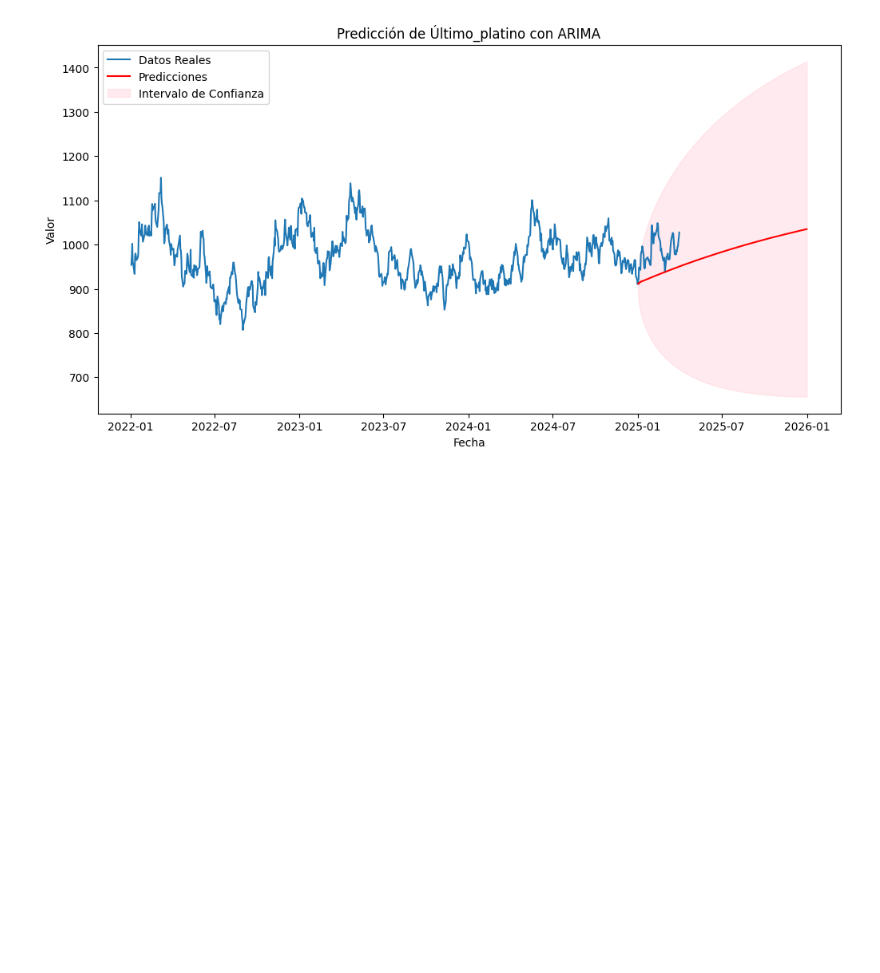
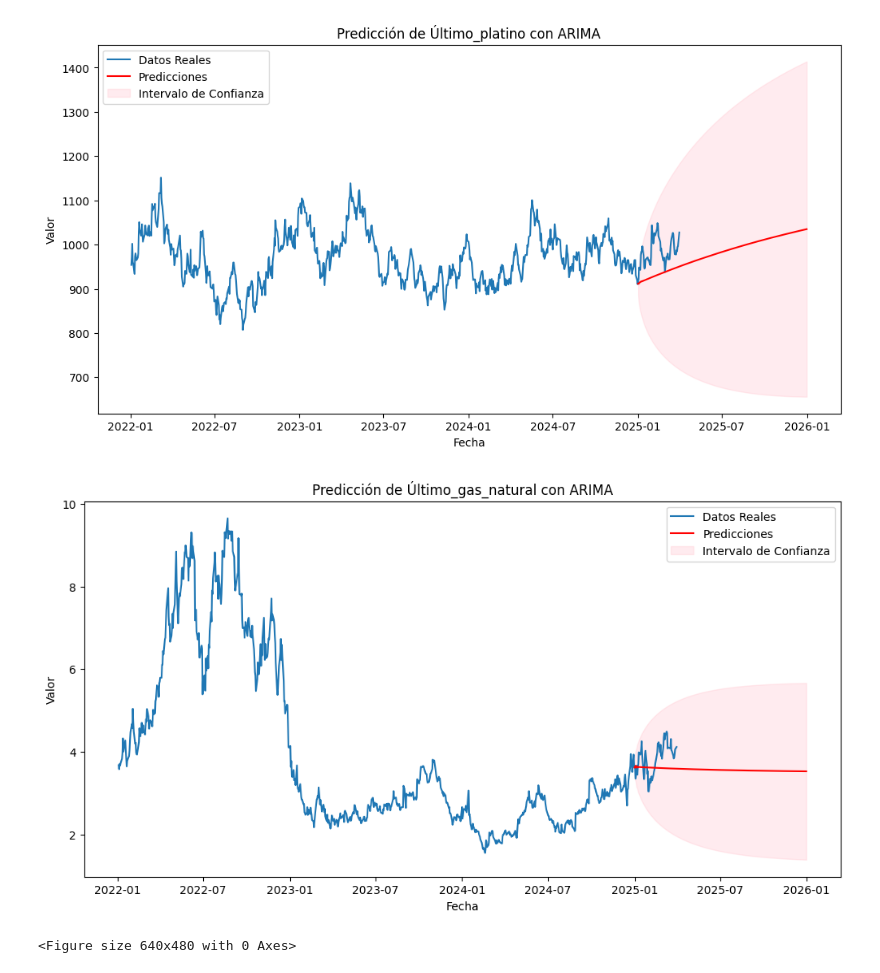
Before and after one commit to lidiaAV/Proyecto1, a Jupyter notebook: notebook_limpio.ipynb, the cells around one changed output. Saved outputs shown, nothing was run; the diff lists cells and outputs as text; code cells hidden in the pictures; blank space fills up the shorter version.

```diff
--- a/notebook_limpio.ipynb
+++ b/notebook_limpio.ipynb
@@ -597,2 +524,62 @@ plt.show()
 # %% [output]
 [figure]
+# %%
+from statsmodels.tsa.arima.model import ARIMA
+
+def predecir_materia_arima(df, start_date='2009-01-01', pred_start_date='2025-01-01', steps=365):
+
+    # Solicitar la materia prima al usuario
+    materia = input("Introduce la materia prima (por ejemplo, 'platino'): ").strip()
+    columna = f'Último_{materia}'
+
+    # Verificar si la columna existe en el DataFrame
+    if columna not in df.columns:
+        print(f"La columna '{columna}' no existe en el DataFrame.")
+        return
+
+    # Filtrar los datos para la materia seleccionada
+    df_prediccion = df[['Fecha', columna]].copy()
+    df_prediccion['Fecha'] = pd.to_datetime(df_prediccion['Fecha'])
+    df_prediccion = df_prediccion[df_prediccion['Fecha'] >= start_date]
+
+    # Dividir los datos en entrenamiento
+    entrenar = df_prediccion[df_prediccion['Fecha'] < pred_start_date]
+
+    # Crear y ajustar el modelo ARIMA
+    model = ARIMA(entrenar[columna], order=(5, 0, 5))  # (p,d,q) valores ajustables
+    model_fit = model.fit()
+
+    # Realizar predicciones
+    predicciones = model_fit.get_forecast(steps=steps)
+    predicciones_mean = predicciones.predicted_mean
+    predicciones_conf_int = predicciones.conf_int(alpha=0.10)
+
+    # Ajustar los índices de las fechas de predicción
+    predicciones_mean.index = pd.date_range(start=pred_start_date, periods=len(predicciones_mean), freq='D')
+    predicciones_conf_int.index = predicciones_mean.index
+
+    # Filtrar el historial reciente
+    historial = df_prediccion[df_prediccion['Fecha'] > '2022-01-01']
+
+    # Crear un gráfico de las predicciones
+    plt.figure(figsize=(12, 6))
+    plt.plot(historial['Fecha'], historial[columna], label='Datos Reales')
+    plt.plot(predicciones_mean.index, predicciones_mean, label='Predicciones', color='red')
+    plt.fill_between(predicciones_conf_int.index,
+                     predicciones_conf_int.iloc[:, 0],
+                     predicciones_conf_int.iloc[:, 1],
+                     color='pink', alpha=0.3, label='Intervalo de Confianza')
+    plt.title(f'Predicción de {columna} con ARIMA')
+    plt.xlabel('Fecha')
+    plt.ylabel('Valor')
+    plt.legend()
+    plt.show()
+
+    # Guardar el gráfico
+    plt.savefig(f'graficos/prediccion_{materia}.png', dpi=300, bbox_inches='tight')
+
+# Llamar a la función con el DataFrame
+predecir_materia_arima(df_limpio)
+# %% [output]
+[figure, added]
+<Figure size 640x480 with 0 Axes>
```
Also changed, not shown: parts of 14 cells of this notebook, 7 other files.
